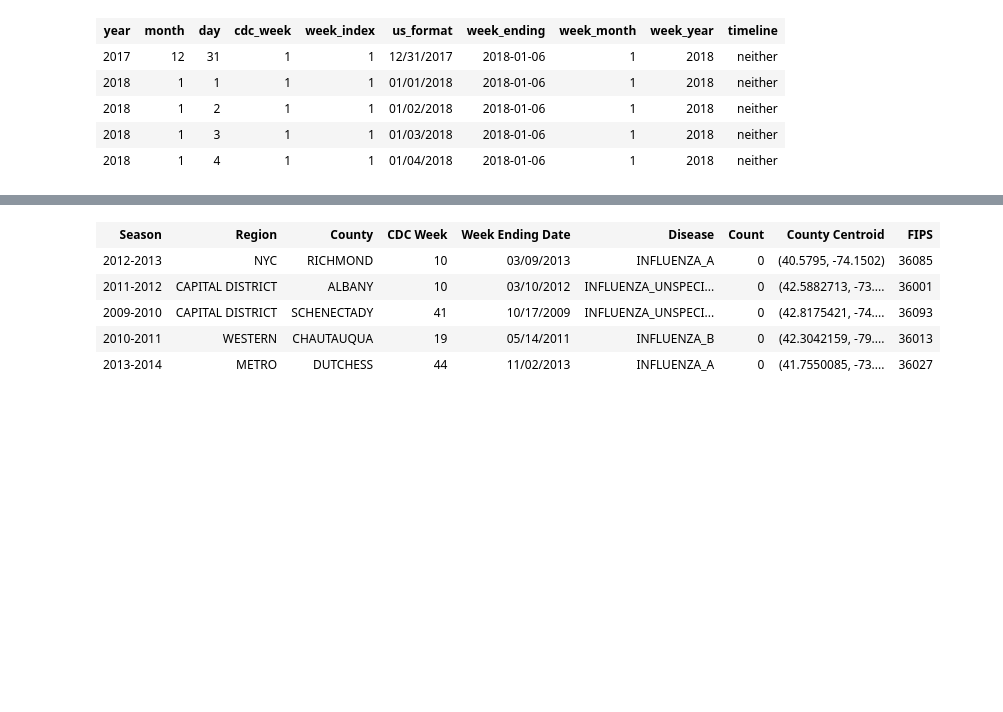
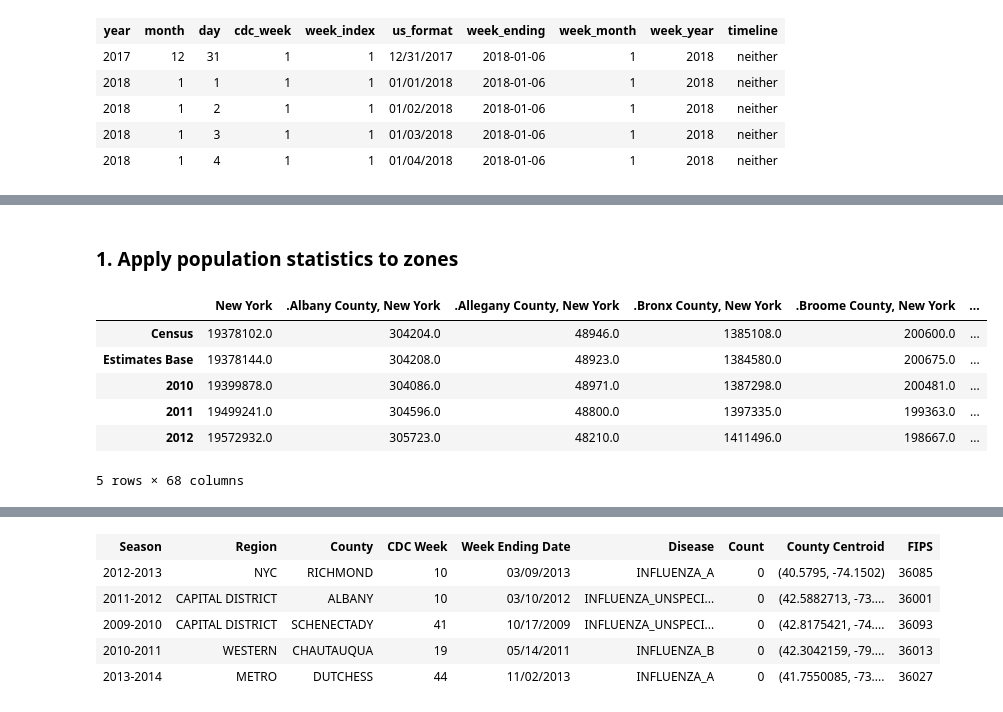
Before and after one commit to MAST30034-Applied-Data-Science/mast30034-project-1-DigitalData, a Jupyter notebook: notebooks/preprocessing_part_1_cleaning.ipynb, the cells around one changed output, grey strips where cells are left out. Cells and saved outputs as stored; diff of their text form; code cells hidden in the pictures; blank space fills up the shorter version.

```diff
--- a/notebooks/preprocessing_part_1_cleaning.ipynb
+++ b/notebooks/preprocessing_part_1_cleaning.ipynb
@@ -63,0 +72,16 @@ zones_df = spark.read.csv('../data/raw/tlc_zones/zones.csv',
+# %% [markdown]
+### 1. Apply population statistics to zones
+# %%
+# import the populations data
+pop_df_2010_2019 = pd.read_excel('../data/raw/populations/2010-2019.xlsx',
+    header = [3], index_col=0).transpose()
+
+pop_df_2010_2019.head(5)
+# %% [output]
+|  | New York | .Albany County, New York | .Allegany County, New York | .Bronx County, New York | .Broome County, New York | ... |
+| Census | 19378102.0 | 304204.0 | 48946.0 | 1385108.0 | 200600.0 | ... |
+| Estimates Base | 19378144.0 | 304208.0 | 48923.0 | 1384580.0 | 200675.0 | ... |
+| 2010 | 19399878.0 | 304086.0 | 48971.0 | 1387298.0 | 200481.0 | ... |
+| 2011 | 19499241.0 | 304596.0 | 48800.0 | 1397335.0 | 199363.0 | ... |
+| 2012 | 19572932.0 | 305723.0 | 48210.0 | 1411496.0 | 198667.0 | ... |
+5 rows × 68 columns
```
Also changed, not shown: parts of 20 cells of this notebook, 33 other files.
